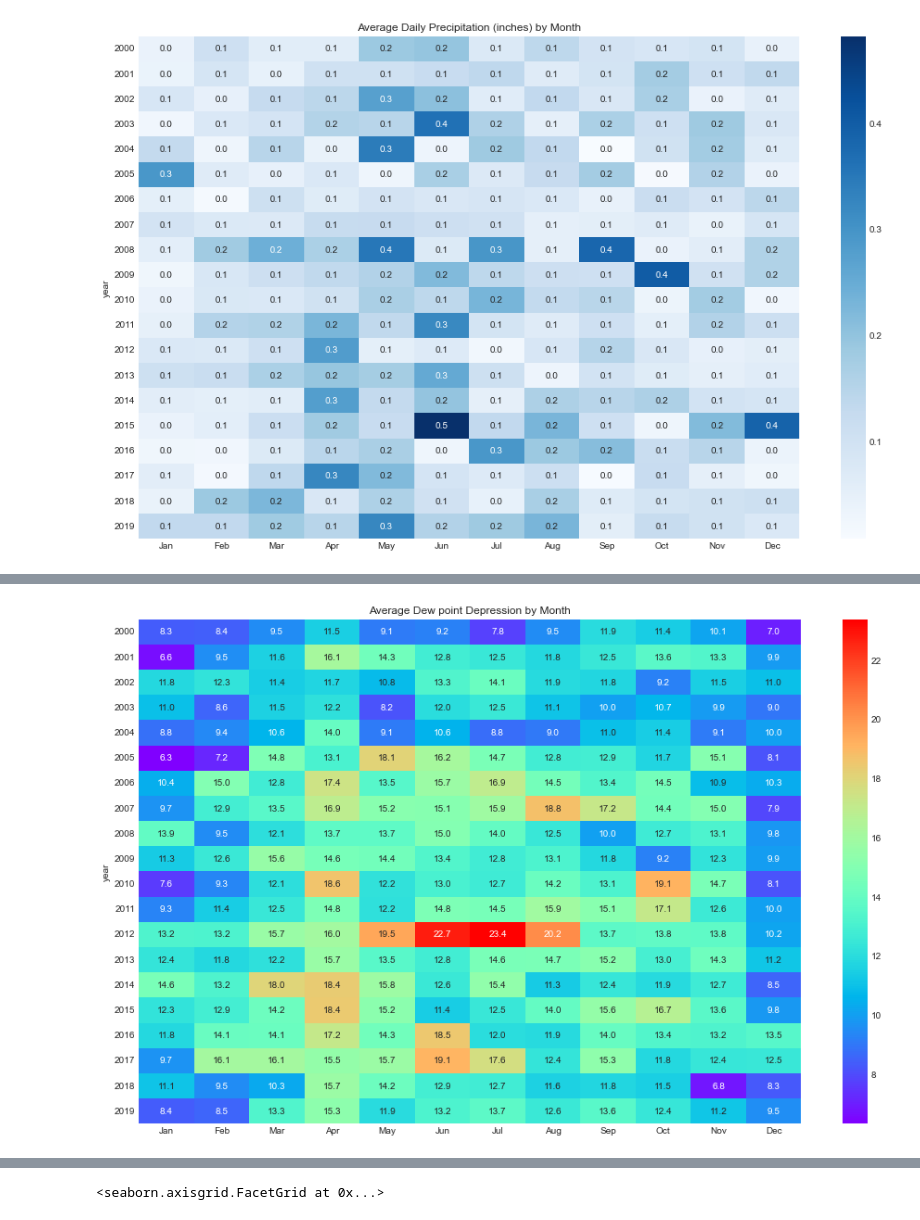
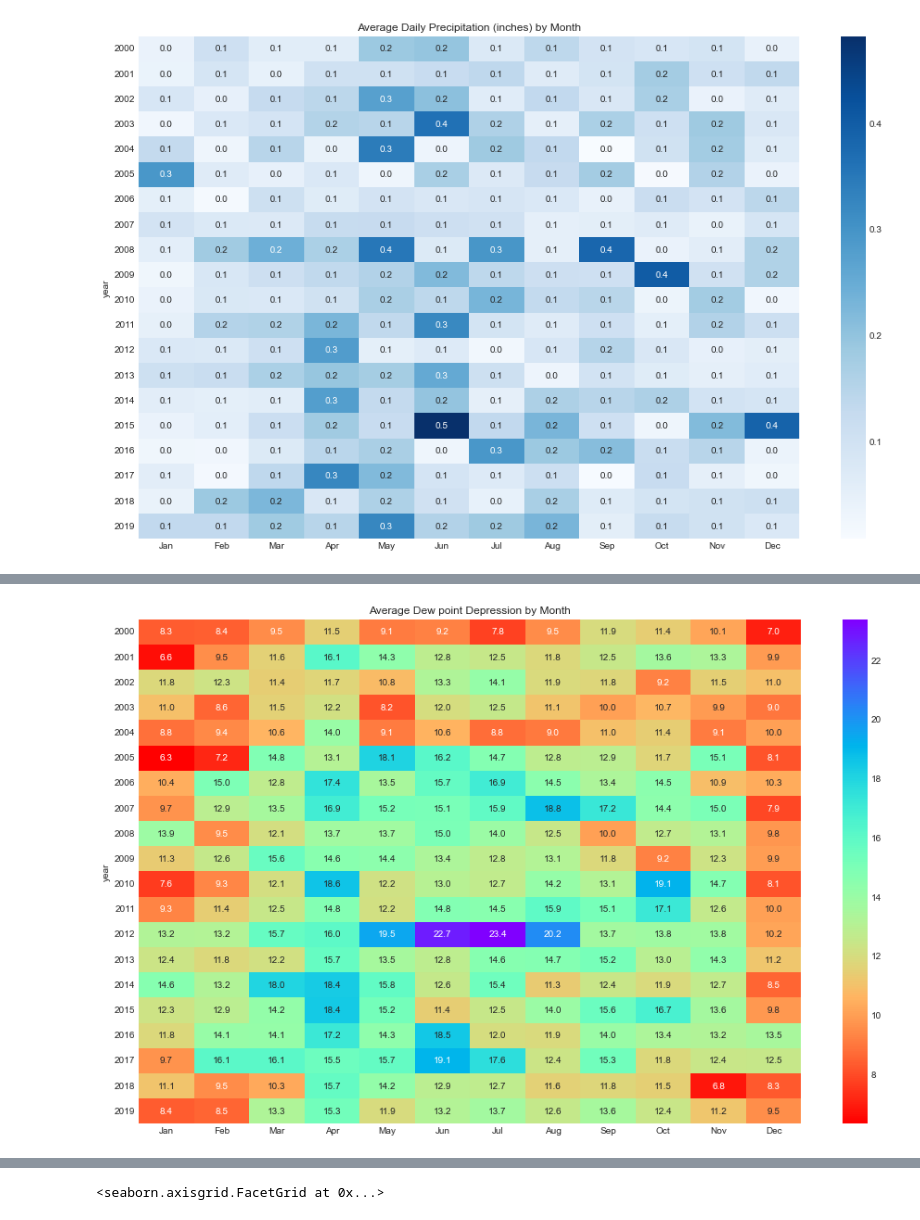
Before and after one commit to billtell/NOAA_GSOD_LambertSTL_2000to2022, a Jupyter notebook: GSOD_lambertSTL_EDA.ipynb, the cells around one changed output, grey strips where cells are left out. Cells and saved outputs as stored; diff of their text form; code cells hidden in the pictures.

```diff
--- a/GSOD_lambertSTL_EDA.ipynb
+++ b/GSOD_lambertSTL_EDA.ipynb
@@ -788,17 +785,5 @@ dewpoint depression
 months = ['Jan','Feb','Mar','Apr','May','Jun',
           'Jul','Aug','Sep','Oct','Nov','Dec']
 # %%
-month_df = lambert.groupby(['year','month'], as_index=False)[['Ave_temp','Precip', 'dewpoint_depression']].mean()
+month_df = lambert.groupby(['year','month'], as_index=False)[['Ave_temp','Precip', 'Wind_mph', 'dewpoint_depression']].mean()
 recent_month_df = lambert_recent.groupby(['year','month'], as_index=False)[['Ave_temp','Precip']].mean()
-
-
-# Temperature heatmap
-data = month_df.pivot('year','month','Ave_temp')
-recent_data = recent_month_df.pivot('year','month','Ave_temp')
-data.columns = months
-
-plt.subplots(figsize=(16,10))
-sns.heatmap(data, cmap='YlOrRd',annot=True, fmt='.1f', vmin=27)
-plt.title('Average Daily Temperature (F) by Month')
-plt.yticks(rotation=0)
-plt.show()
@@ -819,15 +827,15 @@ plt.show()
 # %%
 # Dewpoint Depression heatmap
 data = month_df.pivot('year','month','dewpoint_depression')
 data.columns = months
 
 plt.subplots(figsize=(16,10))
-sns.heatmap(data, cmap= 'rainbow', annot=True, fmt='.1f')
+sns.heatmap(data, cmap= 'rainbow_r', annot=True, fmt='.1f')
 plt.title('Average Dew point Depression by Month')
 plt.yticks(rotation=0)
 plt.show()
 # %% [output]
-[figure, old version]
+[figure, new version]
 # %%
 x1 = lambert_2000_2004['Ave_temp']
 x2 = lambert_2005_2010['Ave_temp']
```
Also changed, not shown: parts of 4 cells of this notebook.
